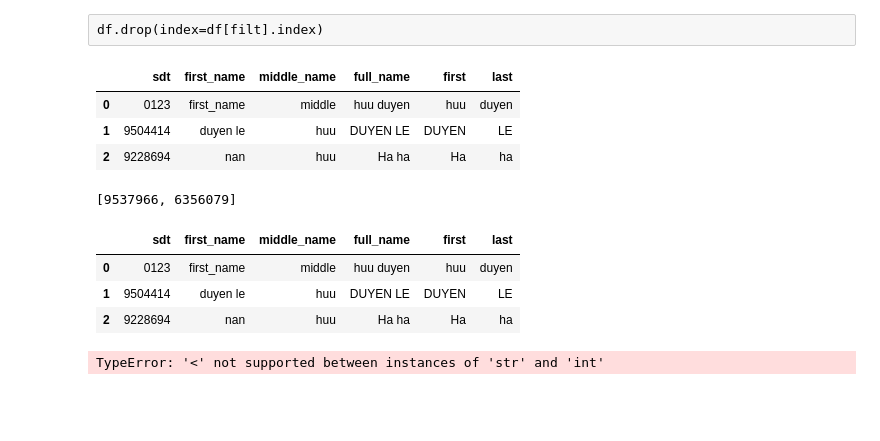
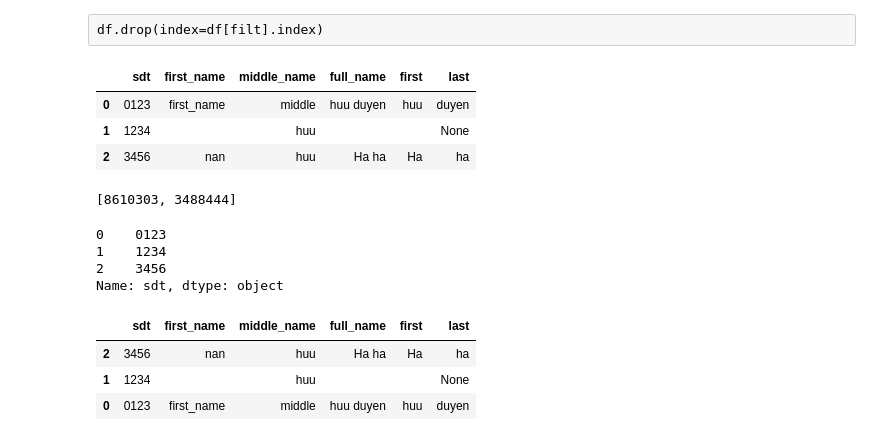
Before and after one commit to lehuuduyen/python-data, a Jupyter notebook: dataframe loc Iloc.ipynb, the cells around one changed output. Saved outputs shown, nothing was run; the diff lists cells and outputs as text; code cells hidden in the pictures; blank space fills up the shorter version.

```diff
--- a/dataframe loc Iloc.ipynb
+++ b/dataframe loc Iloc.ipynb
@@ -1,9 +1,14 @@
 # %%
 people = {
-    "first_name":["Duyen le","Duyen le","NaN"],
+    "first_name":["Duyen le","","NaN","NaN"],
     "last_name":"huu",
-    "sdt":["0123","1234","3456"]
+    "sdt":["1","2","3","18"]
 }
+people2 = [{
+    "first_name":"lê",
+    "last_name":"duyen",
+    "sdt":"0111223456"
+}]
 # %%
 import pandas as pd
 import random
@@ -328,28 +335,31 @@ Name: middle_name, dtype: bool
 # %% [raw]
 df.drop(index=df[filt].index)
 # %%
-df.loc[filt,"sdt"] =[random.randint(1,10000000) for k in df[filt].index ]
+#df.loc[filt,"sdt"] =[random.randint(1,10000000) for k in df[filt].index ]
 df
 # %% [output]
 |  | sdt | first_name | middle_name | full_name | first | last |
 | 0 | 0123 | first_name | middle | huu duyen | huu | duyen |
-| 1 | 9504414 | duyen le | huu | DUYEN LE | DUYEN | LE |
-| 2 | 9228694 | nan | huu | Ha ha | Ha | ha |
+| 1 | 1234 |  | huu |  |  | None |
+| 2 | 3456 | nan | huu | Ha ha | Ha | ha |
 # %%
 [random.randint(1,10000000) for k in df[filt].index ]
 # %% [output]
-[9537966, 6356079]
+[8610303, 3488444]
 # %%
-df
+df['sdt']
 # %% [output]
-|  | sdt | first_name | middle_name | full_name | first | last |
-| 0 | 0123 | first_name | middle | huu duyen | huu | duyen |
-| 1 | 9504414 | duyen le | huu | DUYEN LE | DUYEN | LE |
-| 2 | 9228694 | nan | huu | Ha ha | Ha | ha |
+0    0123
+1    1234
+2    3456
+Name: sdt, dtype: object
 # %%
 df.sort_values(by="sdt",ascending = False)
 # %% [output]
-TypeError: '<' not supported between instances of 'str' and 'int'
+|  | sdt | first_name | middle_name | full_name | first | last |
+| 2 | 3456 | nan | huu | Ha ha | Ha | ha |
+| 1 | 1234 |  | huu |  |  | None |
+| 0 | 0123 | first_name | middle | huu duyen | huu | duyen |
 # %%
 df.sort_values(by=["middle_name","sdt"],ascending = [True,False],inplace=True)
 # %%
```
Also changed, not shown: parts of 34 cells of this notebook, 1 other file.
